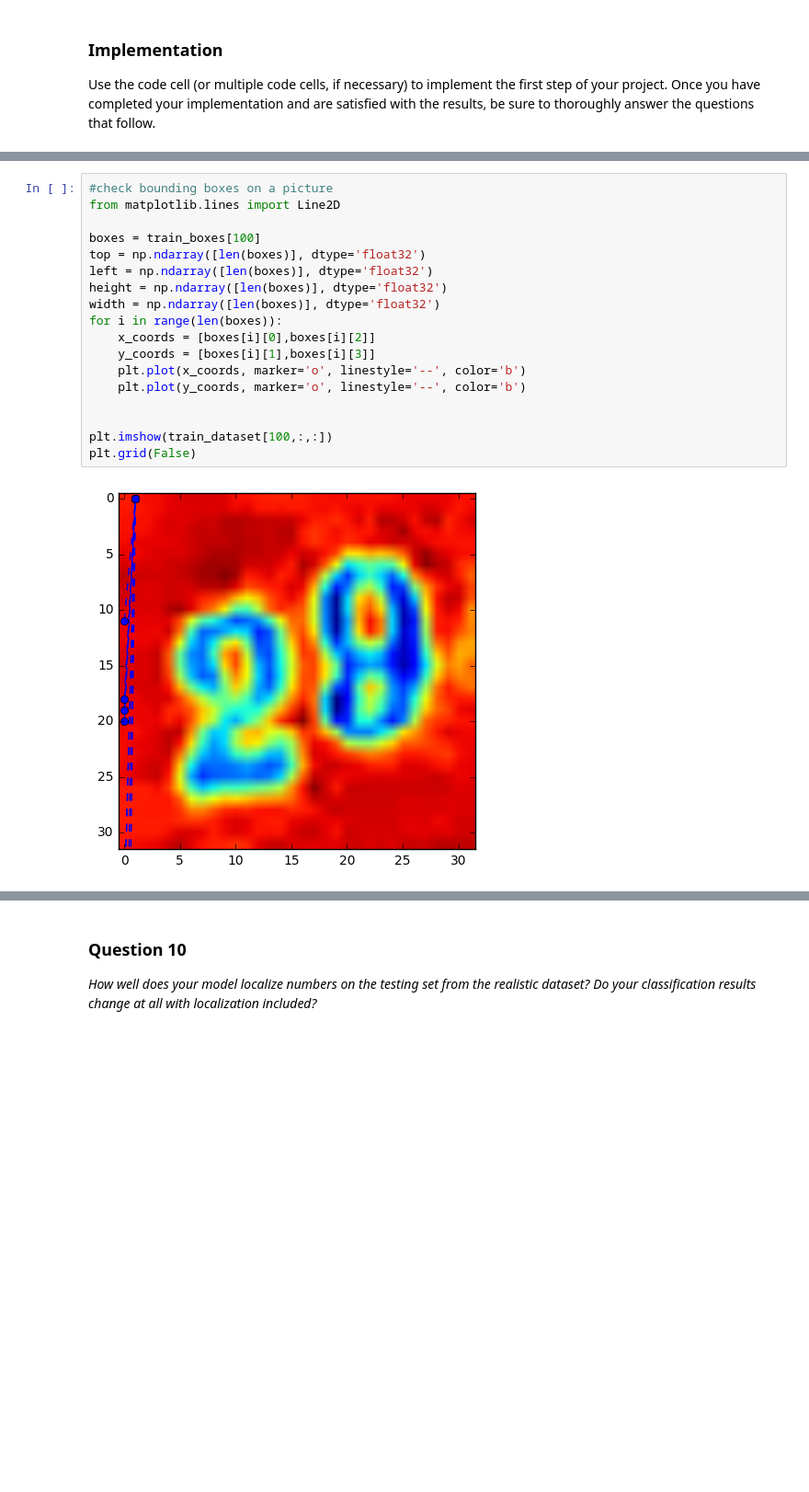
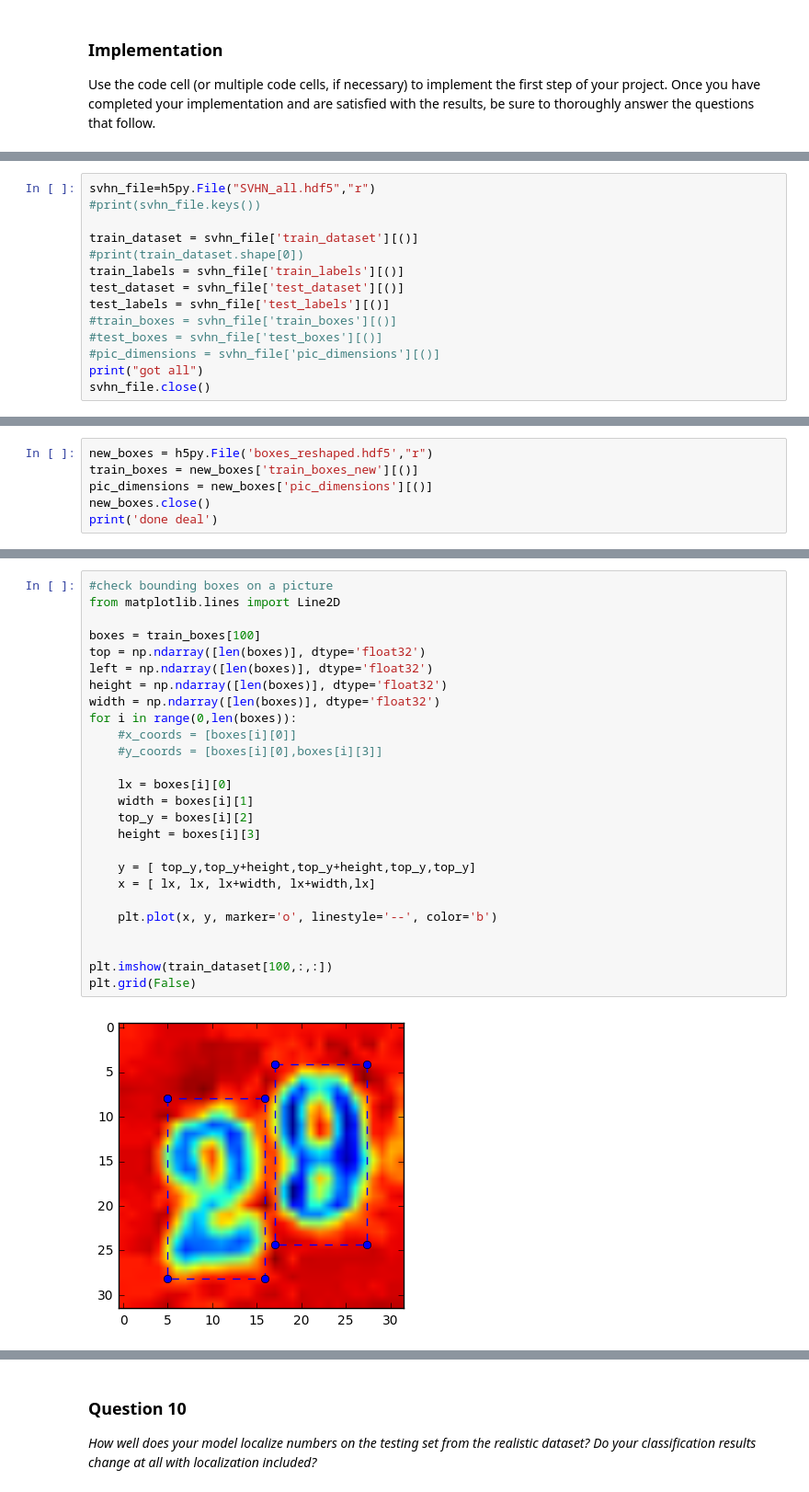
Before and after one commit to axlbert/SVHN_Recognition_NN, a Jupyter notebook: digit_recognition.ipynb, the cells around one changed output, grey strips where cells are left out. Shown at 92% size. Saved outputs shown, nothing was run; the diff lists cells and outputs as text; blank space fills up the shorter version.

```diff
--- a/digit_recognition.ipynb
+++ b/digit_recognition.ipynb
@@ -971,0 +949,14 @@ array([[ 55.,  77.,   0.,   0.,   0.,   0.,   0.,   0.],
+# %%
+svhn_file=h5py.File("SVHN_all.hdf5","r")
+#print(svhn_file.keys())
+
+train_dataset = svhn_file['train_dataset'][()]
+#print(train_dataset.shape[0])
+train_labels = svhn_file['train_labels'][()]
+test_dataset = svhn_file['test_dataset'][()]
+test_labels = svhn_file['test_labels'][()]
+#train_boxes = svhn_file['train_boxes'][()]
+#test_boxes = svhn_file['test_boxes'][()]
+#pic_dimensions = svhn_file['pic_dimensions'][()]
+print("got all")
+svhn_file.close()
@@ -971,0 +965,6 @@ array([[ 55.,  77.,   0.,   0.,   0.,   0.,   0.,   0.],
+# %%
+new_boxes = h5py.File('boxes_reshaped.hdf5',"r")
+train_boxes = new_boxes['train_boxes_new'][()]
+pic_dimensions = new_boxes['pic_dimensions'][()]
+new_boxes.close()
+print('done deal')
@@ -972,20 +1009,28 @@ array([[ 55.,  77.,   0.,   0.,   0.,   0.,   0.,   0.],
 # %%
 #check bounding boxes on a picture
 from matplotlib.lines import Line2D
 
 boxes = train_boxes[100]
 top = np.ndarray([len(boxes)], dtype='float32')
 left = np.ndarray([len(boxes)], dtype='float32')
 height = np.ndarray([len(boxes)], dtype='float32')
 width = np.ndarray([len(boxes)], dtype='float32')
-for i in range(len(boxes)):
-    x_coords = [boxes[i][0],boxes[i][2]]
-    y_coords = [boxes[i][1],boxes[i][3]]
-    plt.plot(x_coords, marker='o', linestyle='--', color='b')
-    plt.plot(y_coords, marker='o', linestyle='--', color='b')
+for i in range(0,len(boxes)):
+    #x_coords = [boxes[i][0]]
+    #y_coords = [boxes[i][0],boxes[i][3]]
+
+    lx = boxes[i][0]
+    width = boxes[i][1]
+    top_y = boxes[i][2]
+    height = boxes[i][3]
+
+    y = [ top_y,top_y+height,top_y+height,top_y,top_y]
+    x = [ lx, lx, lx+width, lx+width,lx]
+
+    plt.plot(x, y, marker='o', linestyle='--', color='b')
 
 
 plt.imshow(train_dataset[100,:,:])
 plt.grid(False)
 # %% [output]
-[figure, old version]
+[figure, new version]
```
Also changed, not shown: parts of 15 cells of this notebook, 3 other files.
